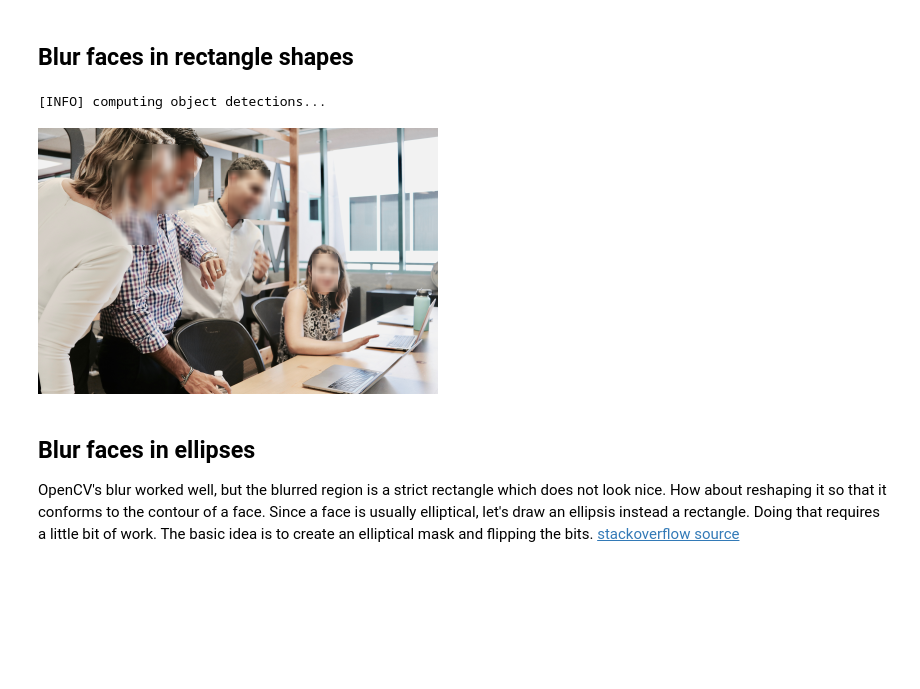
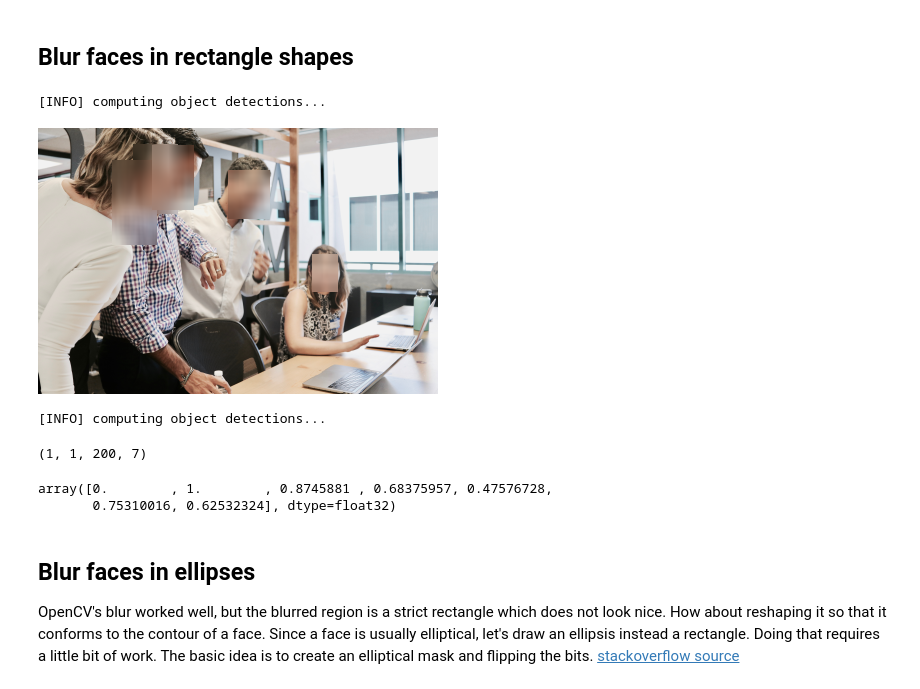
Before and after one commit to changsin/DL, a Jupyter notebook: notebooks/deidentify_faces_opencv.ipynb, the cells around one changed output. Saved outputs shown, nothing was run; the diff lists cells and outputs as text; code cells hidden in the pictures; blank space fills up the shorter version.

```diff
--- a/notebooks/deidentify_faces_opencv.ipynb
+++ b/notebooks/deidentify_faces_opencv.ipynb
@@ -126,11 +126,27 @@ def plot_blurred_faces_rect(image, detections, kernel_size=(20, 20)):
 # %%
 image = load_image("team_faces.jpg")
 detections = predict_face_detections(dnn, image, confidence_threshold=0.12)
 
-plot_blurred_faces_rect(image, detections, kernel_size=(7, 7))
+plot_blurred_faces_rect(image, detections, kernel_size=(20, 20))
 # %% [output]
 [INFO] computing object detections...
-[figure, old version]
+[figure, new version]
+# %%
+  blob = cv2.dnn.blobFromImage(cv2.resize(image, (300, 300)), 1.0, (300, 300), (104.0, 177.0, 123.0))
+
+  print("[INFO] computing object detections...")
+  dnn.setInput(blob)
+  predictions = dnn.forward()
+
+  predictions.shape
+# %% [output]
+[INFO] computing object detections...
+(1, 1, 200, 7)
+# %%
+predictions[0, 0, 0]
+# %% [output]
+array([0.        , 1.        , 0.8745881 , 0.68375957, 0.47576728,
+       0.75310016, 0.62532324], dtype=float32)
 # %% [markdown]
 ## Blur faces in ellipses
 OpenCV's blur worked well, but the blurred region is a strict rectangle which does not look nice. How about reshaping it so that it conforms to the contour of a face. Since a face is usually elliptical, let's draw an ellipsis instead a rectangle.
```
Also changed, not shown: parts of 4 cells of this notebook.
